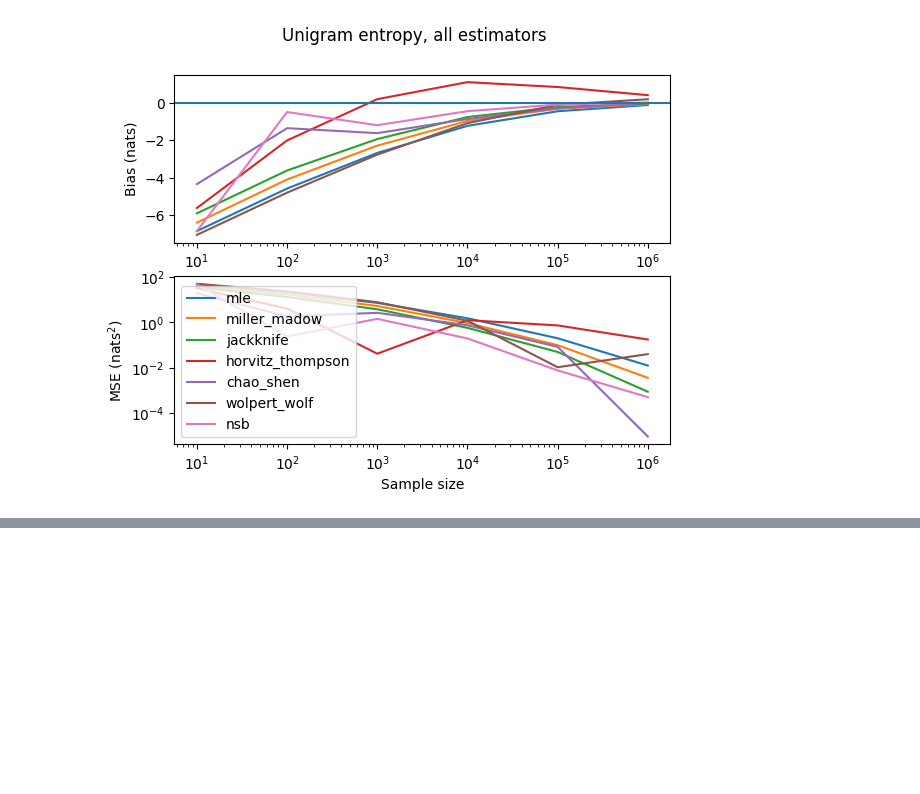
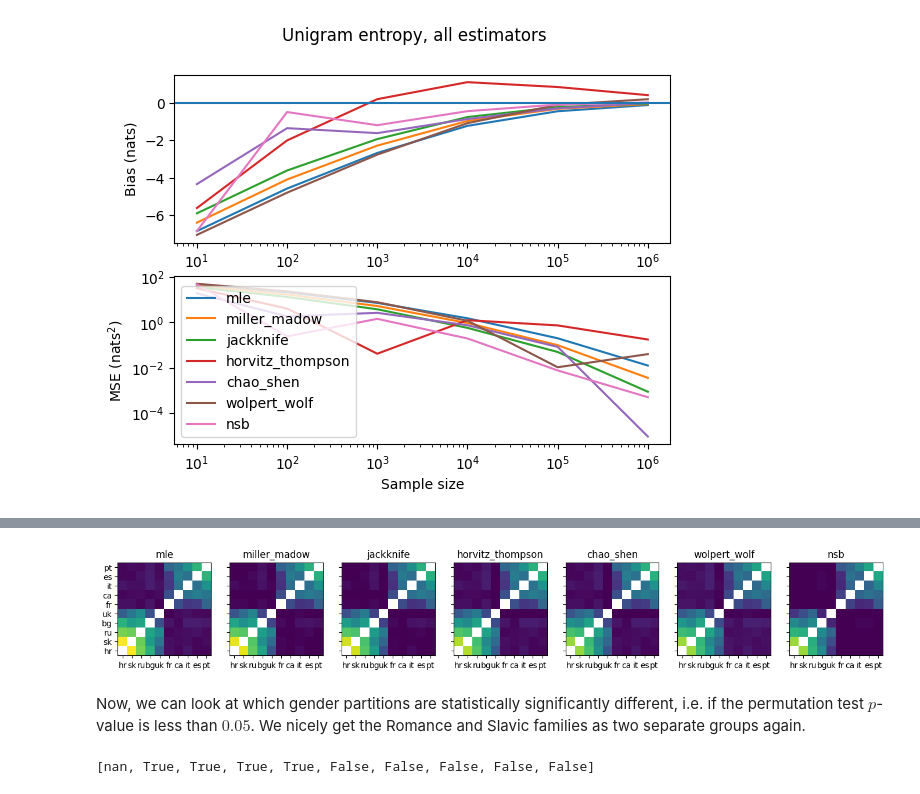
Before and after one commit to rycolab/entropy-estimation, a Jupyter notebook: Entropy Estimation.ipynb, the cells around one changed output, grey strips where cells are left out. Saved outputs shown, nothing was run; the diff lists cells and outputs as text; code cells hidden in the pictures; blank space fills up the shorter version.

```diff
--- a/Entropy Estimation.ipynb
+++ b/Entropy Estimation.ipynb
@@ -320,0 +387,10 @@ plt.show()
+# %%
+LS = len('acl_2022/data/mccarthy/gender-dictionaries/')
+
+genders = defaultdict(dict)
+for file in glob.glob('acl_2022/data/mccarthy/gender-dictionaries/*'):
+    print(file)
+    with open(file, 'r') as fin:
+        for row in fin:
+            word, gender = row.strip().split('\t')
+            genders[file[LS:LS+2]][word] = gender
@@ -320,0 +447,15 @@ plt.show()
+# %%
+langs = swadesh
+final = {}
+print(f'     {"mle":>6} {"mm":>6} {"jack":>6} {"ht":>6} {"cs":>6} {"ww":>6} {"nsb":>6}')
+for num1, lang1 in enumerate(langs):
+    for num2, lang2 in enumerate(langs[num1 + 1:]):
+        num2 = num1 + 1 + num2
+        mi_c = mi(res[lang1], res[lang2], entropy.funcs)
+        vi_c = vi(res[lang1], res[lang2], entropy.funcs)
+        mi_stats, vi_stats = permutation_test(res[lang1], res[lang2], mi_c, vi_c, entropy.funcs, perms=1000)
+        print(f'{lang1} {lang2}', end='')
+        for i in mi_c:
+            print(f'{i:>6.2f}', end=' ')
+        print()
+        final[(num1, num2)] = [mi_c, mi_stats]
@@ -320,0 +482,7 @@ plt.show()
+# %%
+matrices = [[[np.nan for i in range(len(langs))] for i in range(len(langs))] for i in range(len(entropy.funcs))]
+for x, y in final:
+    for i in range(len(entropy.funcs)):
+        matrices[i][x][y] = final[(x, y)][0][i]
+        matrices[i][y][x] = final[(x, y)][0][i]
+matrices[0][0]
@@ -320,0 +500,23 @@ plt.show()
+# %%
+plt.rcParams['figure.figsize'] = [17, 5]
+fig, axs = plt.subplots(1, 7, sharex='all', sharey='all')
+for i in range(len(entropy.funcs)):
+    axs[i].set_xticks(ticks=list(range(len(langs))), labels=langs)
+    axs[i].set_yticks(ticks=list(range(len(langs))), labels=langs)
+    axs[i].imshow(matrices[i], vmin=0, vmax=0.54)
+    axs[i].set(title=entropy.funcs[i].__name__)
+    axs[i].invert_yaxis()
+plt.show()
+# %% [output]
+[figure, added]
+# %% [markdown]
+Now, we can look at which gender partitions are statistically significantly different, i.e. if the permutation test $p$-value is less than $0.05$. We nicely get the Romance and Slavic families as two separate groups again.
+# %%
+matrices = [[[np.nan for i in range(len(langs))] for i in range(len(langs))] for i in range(len(entropy.funcs))]
+for x, y in final:
+    for i in range(len(entropy.funcs)):
+        matrices[i][x][y] = final[(x, y)][1][i] < 0.05
+        matrices[i][y][x] = final[(x, y)][1][i] < 0.05
+matrices[0][0]
+# %% [output]
+[nan, True, True, True, True, False, False, False, False, False]
```
Also changed, not shown: parts of 15 cells of this notebook.
